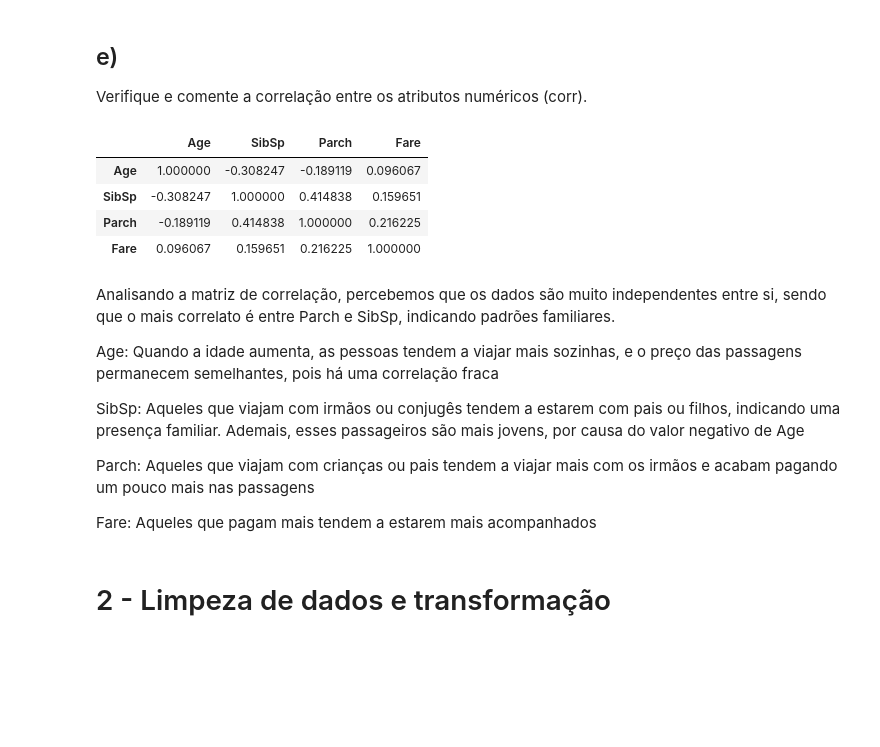
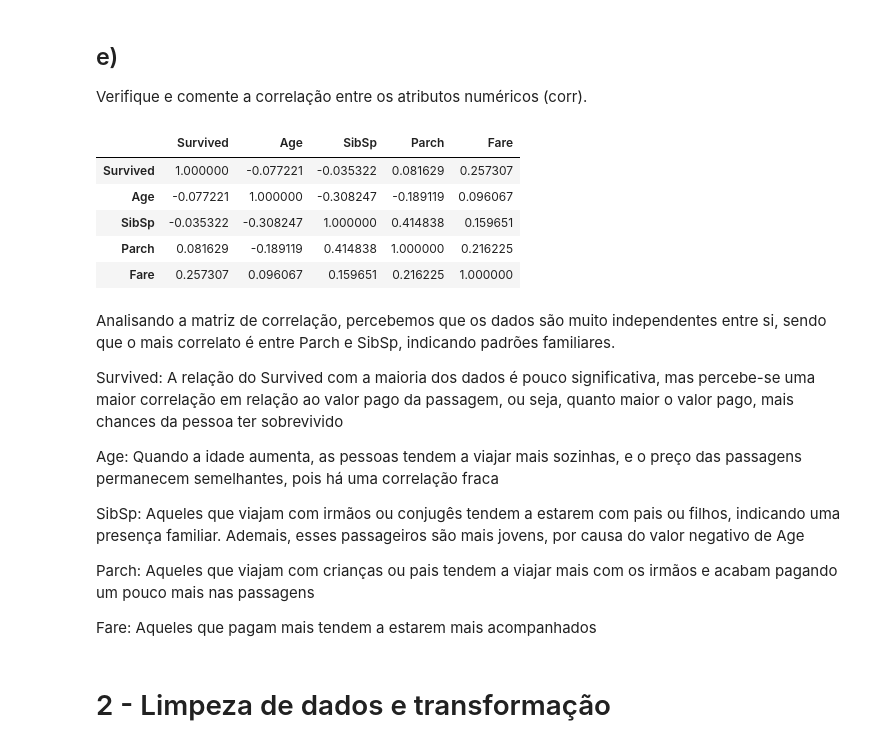
Before and after one commit to matheusprv/UFOP, a Jupyter notebook: 2025-1/mineracao_de_dados/1 - Limpeza e transformação de dados/limpeza_e_transformacao.ipynb, the cells around one changed output. Drawn from its saved outputs; the diff is of its cells as text; code cells hidden in the pictures; blank space fills up the shorter version.

```diff
--- a/2025-1/mineracao_de_dados/1 - Limpeza e transformação de dados/limpeza_e_transformacao.ipynb
+++ b/2025-1/mineracao_de_dados/1 - Limpeza e transformação de dados/limpeza_e_transformacao.ipynb
@@ -129,15 +140,18 @@ Name: Fare, Length: 116, dtype: float64
 ## e)
 Verifique e comente a correlação entre os atributos numéricos (corr).
 # %%
-data[numerical_attributes].corr(method='pearson')
+data[["Survived"] + numerical_attributes].corr(method='pearson')
 # %% [output]
-|  | Age | SibSp | Parch | Fare |
-| Age | 1.000000 | -0.308247 | -0.189119 | 0.096067 |
-| SibSp | -0.308247 | 1.000000 | 0.414838 | 0.159651 |
-| Parch | -0.189119 | 0.414838 | 1.000000 | 0.216225 |
-| Fare | 0.096067 | 0.159651 | 0.216225 | 1.000000 |
+|  | Survived | Age | SibSp | Parch | Fare |
+| Survived | 1.000000 | -0.077221 | -0.035322 | 0.081629 | 0.257307 |
+| Age | -0.077221 | 1.000000 | -0.308247 | -0.189119 | 0.096067 |
+| SibSp | -0.035322 | -0.308247 | 1.000000 | 0.414838 | 0.159651 |
+| Parch | 0.081629 | -0.189119 | 0.414838 | 1.000000 | 0.216225 |
+| Fare | 0.257307 | 0.096067 | 0.159651 | 0.216225 | 1.000000 |
 # %% [markdown]
 Analisando a matriz de correlação, percebemos que os dados são muito independentes entre si, sendo que o mais correlato é entre Parch e SibSp, indicando padrões familiares.
+
+Survived: A relação do Survived com a maioria dos dados é pouco significativa, mas percebe-se uma maior correlação em relação ao valor pago da passagem, ou seja, quanto maior o valor pago, mais chances da pessoa ter sobrevivido
 
 Age: Quando a idade aumenta, as pessoas tendem a viajar mais sozinhas, e o preço das passagens permanecem semelhantes, pois há uma correlação fraca
 
```
Also changed, not shown: parts of 5 cells of this notebook, 1 other file.
